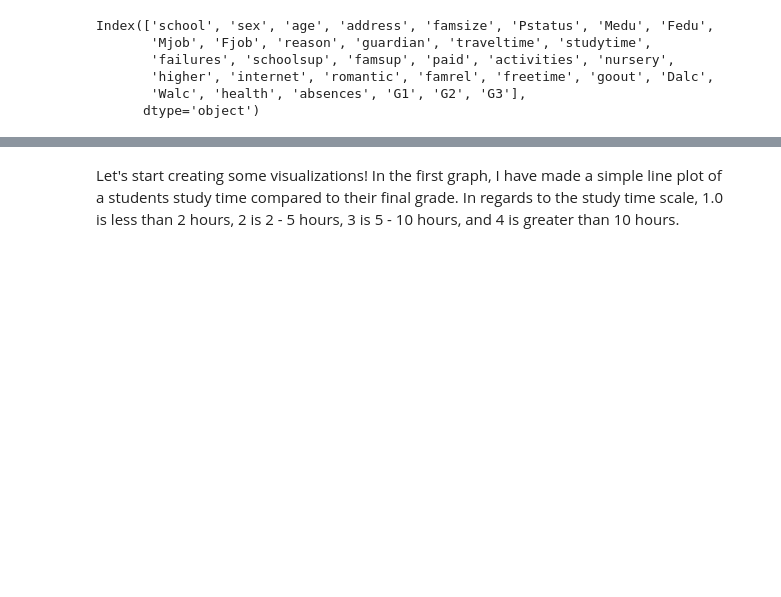
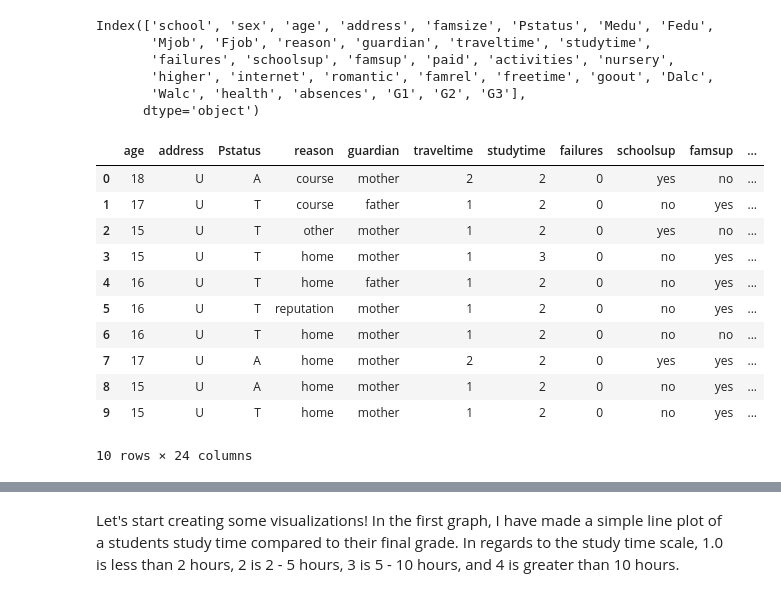
Before and after one commit to zhutchens/educational-analysis, a Jupyter notebook: education.ipynb, the cells around one changed output, grey strips where cells are left out. Cells and saved outputs as stored; diff of their text form; code cells hidden in the pictures; blank space fills up the shorter version.

```diff
--- a/education.ipynb
+++ b/education.ipynb
@@ -27,6 +28,22 @@ Index(['school', 'sex', 'age', 'address', 'famsize', 'Pstatus', 'Medu', 'Fedu',
        'higher', 'internet', 'romantic', 'famrel', 'freetime', 'goout', 'Dalc',
        'Walc', 'health', 'absences', 'G1', 'G2', 'G3'],
       dtype='object')
+# %%
+dataframe = dataframe.drop(columns = ['sex', 'school', 'famsize', 'Mjob', 'Fjob', 'Medu', 'Fedu', 'Dalc', 'Walc'])
+dataframe.head(10)
+# %% [output]
+|  | age | address | Pstatus | reason | guardian | traveltime | studytime | failures | schoolsup | famsup | ... |
+| 0 | 18 | U | A | course | mother | 2 | 2 | 0 | yes | no | ... |
+| 1 | 17 | U | T | course | father | 1 | 2 | 0 | no | yes | ... |
+| 2 | 15 | U | T | other | mother | 1 | 2 | 0 | yes | no | ... |
+| 3 | 15 | U | T | home | mother | 1 | 3 | 0 | no | yes | ... |
+| 4 | 16 | U | T | home | father | 1 | 2 | 0 | no | yes | ... |
+| 5 | 16 | U | T | reputation | mother | 1 | 2 | 0 | no | yes | ... |
+| 6 | 16 | U | T | home | mother | 1 | 2 | 0 | no | no | ... |
+| 7 | 17 | U | A | home | mother | 2 | 2 | 0 | yes | yes | ... |
+| 8 | 15 | U | A | home | mother | 1 | 2 | 0 | no | yes | ... |
+| 9 | 15 | U | T | home | mother | 1 | 2 | 0 | no | yes | ... |
+10 rows × 24 columns
 # %%
 dataframe.isna().any()
 # %% [output]
```
Also changed, not shown: parts of 12 cells of this notebook.
